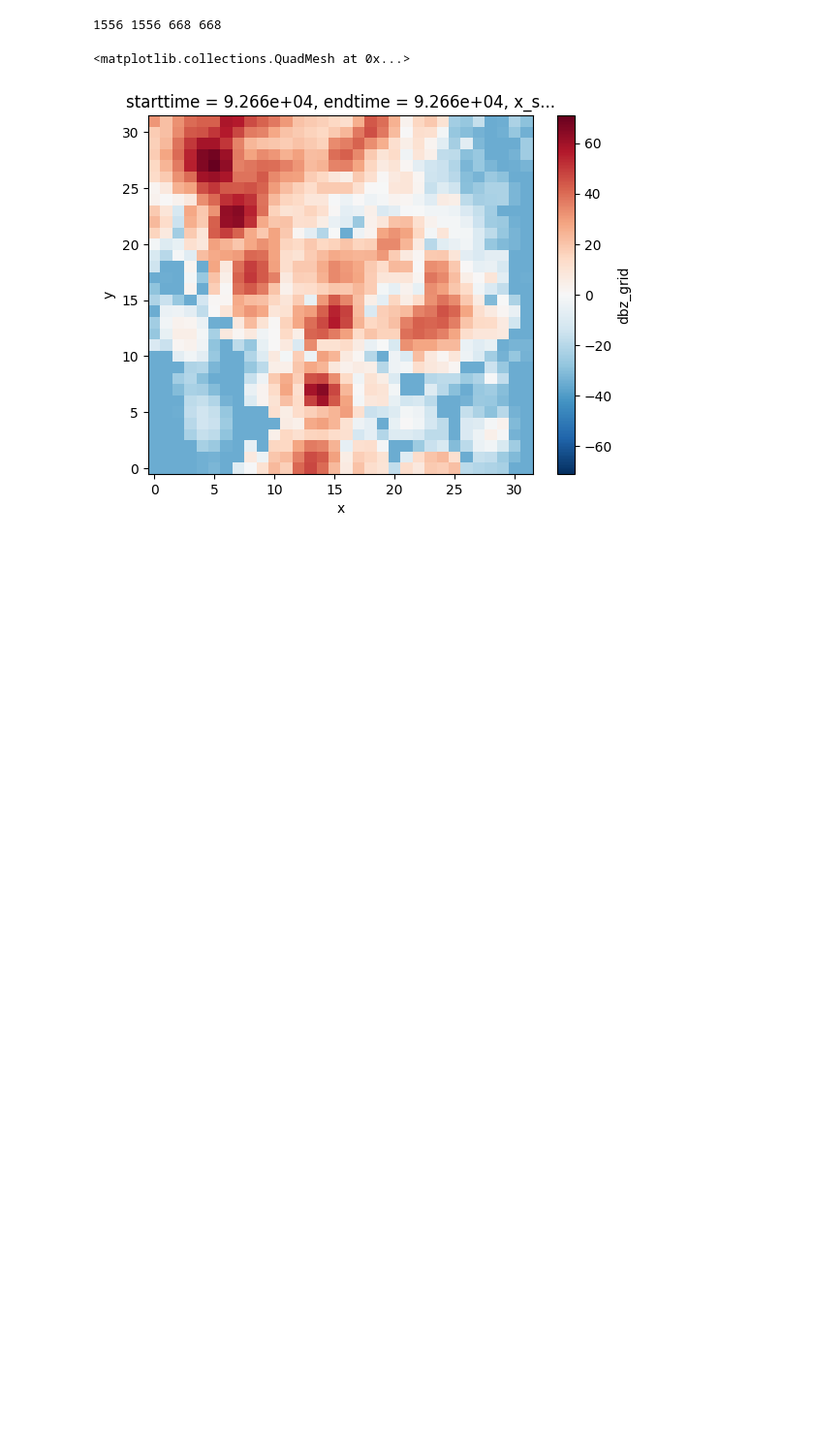
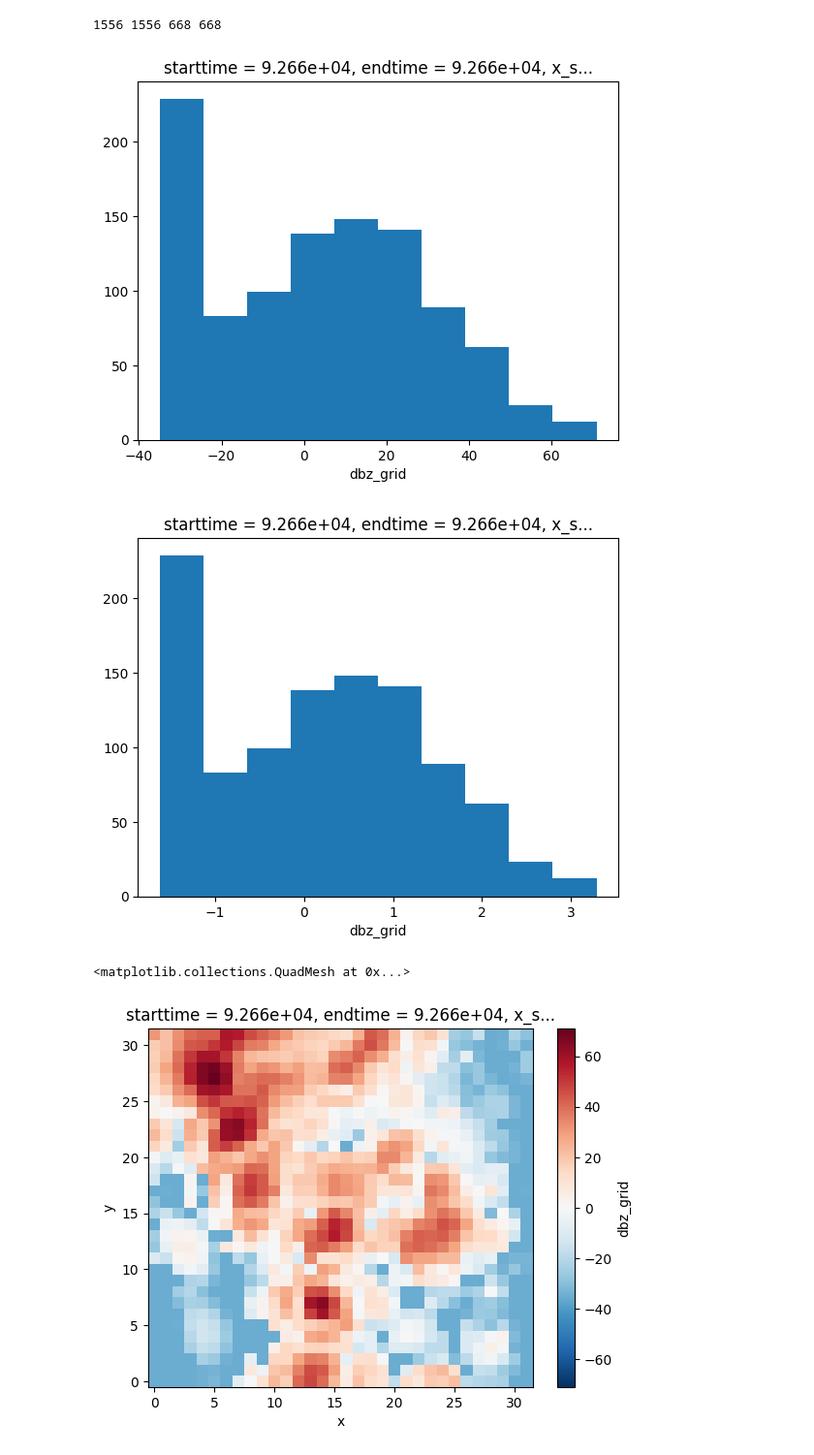
Before and after one commit to mariajmolina/UMDAOSC650, a Jupyter notebook: firstcnn.ipynb, the cells around one changed output. Shown at 97% size. Cells and saved outputs as stored; diff of their text form; code cells hidden in the pictures; blank space fills up the shorter version.

```diff
--- a/firstcnn.ipynb
+++ b/firstcnn.ipynb
@@ -148,6 +175,12 @@ train_feats_standardized = xr.concat([
                                      dim='feature')
 
 train_label_standardized = z_score(train_label)
+# %%
+train_feats.isel(feature=0,starttime=15).plot.hist(); plt.show()
+train_feats_standardized.isel(feature=0,starttime=15).plot.hist(); plt.show()
+# %% [output]
+[figure, added]
+[figure, added]
 # %%
 train_feats.isel(feature=0,starttime=15).plot()
 # %% [output]
```
Also changed, not shown: parts of 17 cells of this notebook.
